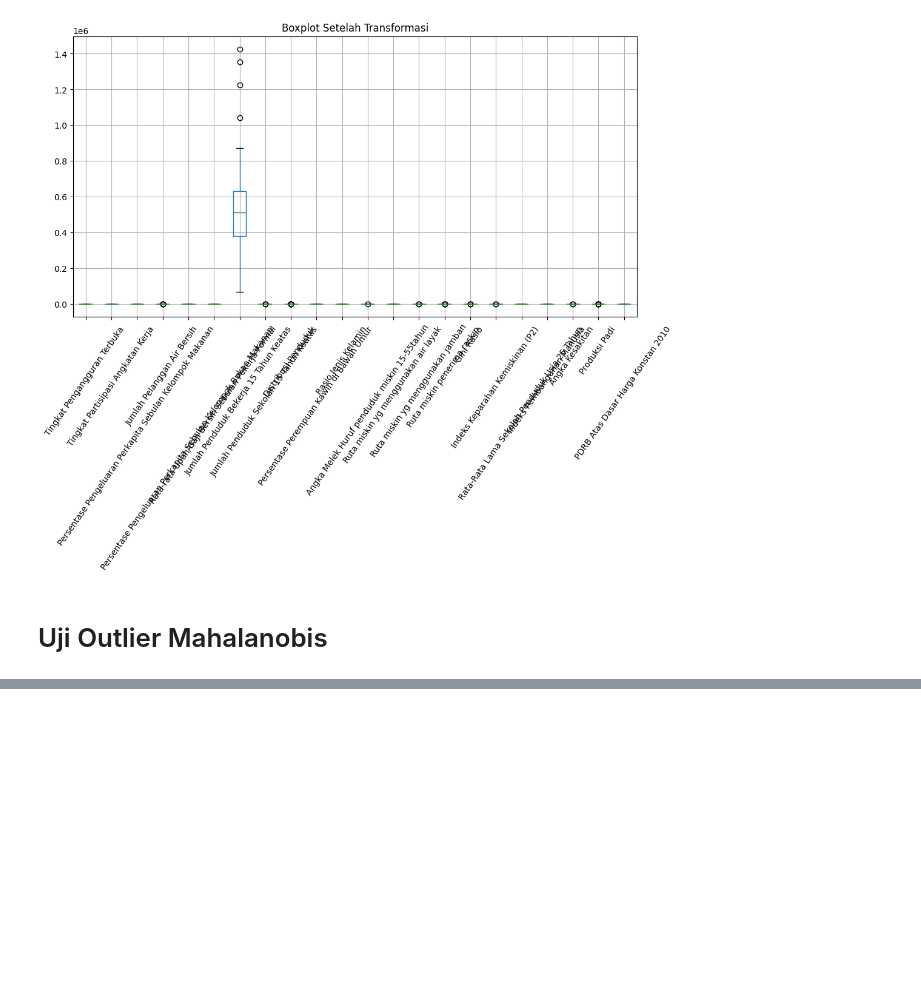
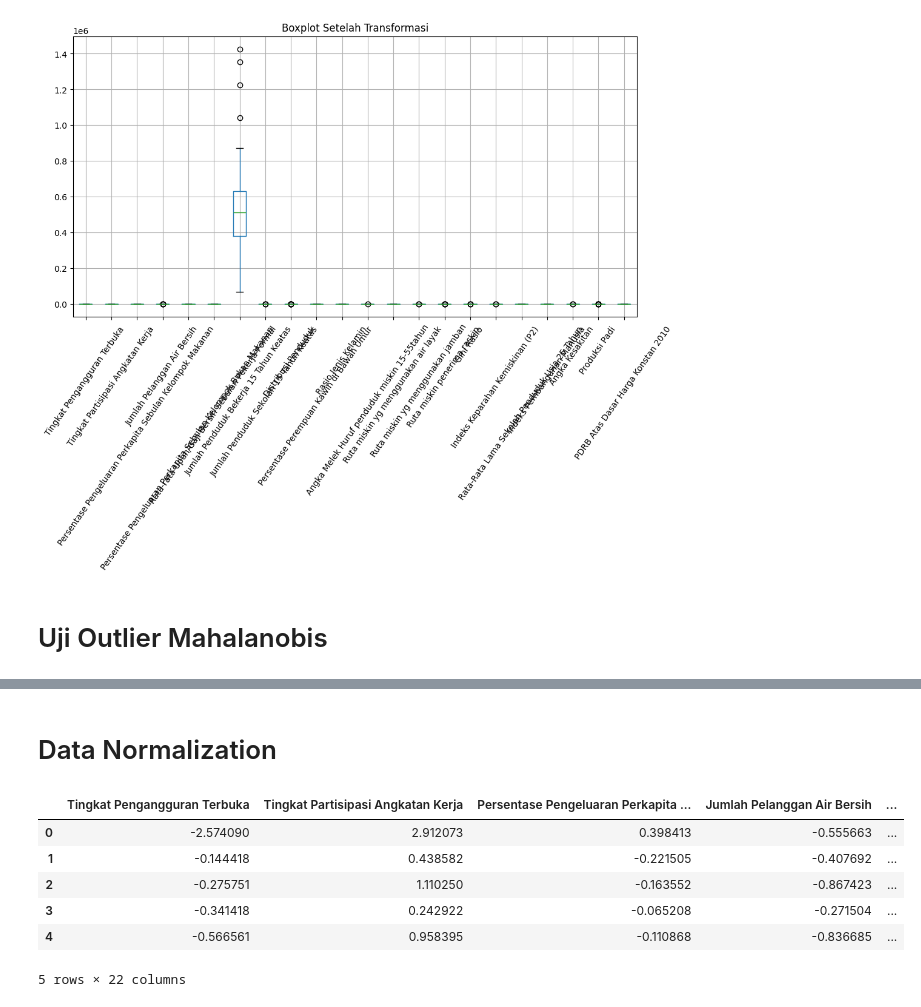
Before and after one commit to yowxy/Clustering-Based-on-Study-Case, a Jupyter notebook: index.ipynb, the cells around one changed output, grey strips where cells are left out. Drawn from its saved outputs; the diff is of its cells as text; code cells hidden in the pictures; blank space fills up the shorter version.

```diff
--- a/index.ipynb
+++ b/index.ipynb
@@ -224,0 +225,16 @@ display(uji_outlier)
+# %% [markdown]
+# Data Normalization
+# %%
+scaler = StandardScaler()
+data_scaled = scaler.fit_transform(data_transform)
+
+data_scaled  = pd.DataFrame(data_scaled, columns=data_transform.columns)
+data_scaled.head()
+# %% [output]
+|  | Tingkat Pengangguran Terbuka | Tingkat Partisipasi Angkatan Kerja | Persentase Pengeluaran Perkapita ... | Jumlah Pelanggan Air Bersih | ... |
+| 0 | -2.574090 | 2.912073 | 0.398413 | -0.555663 | ... |
+| 1 | -0.144418 | 0.438582 | -0.221505 | -0.407692 | ... |
+| 2 | -0.275751 | 1.110250 | -0.163552 | -0.867423 | ... |
+| 3 | -0.341418 | 0.242922 | -0.065208 | -0.271504 | ... |
+| 4 | -0.566561 | 0.958395 | -0.110868 | -0.836685 | ... |
+5 rows × 22 columns
```
Also changed, not shown: parts of 5 cells of this notebook.
